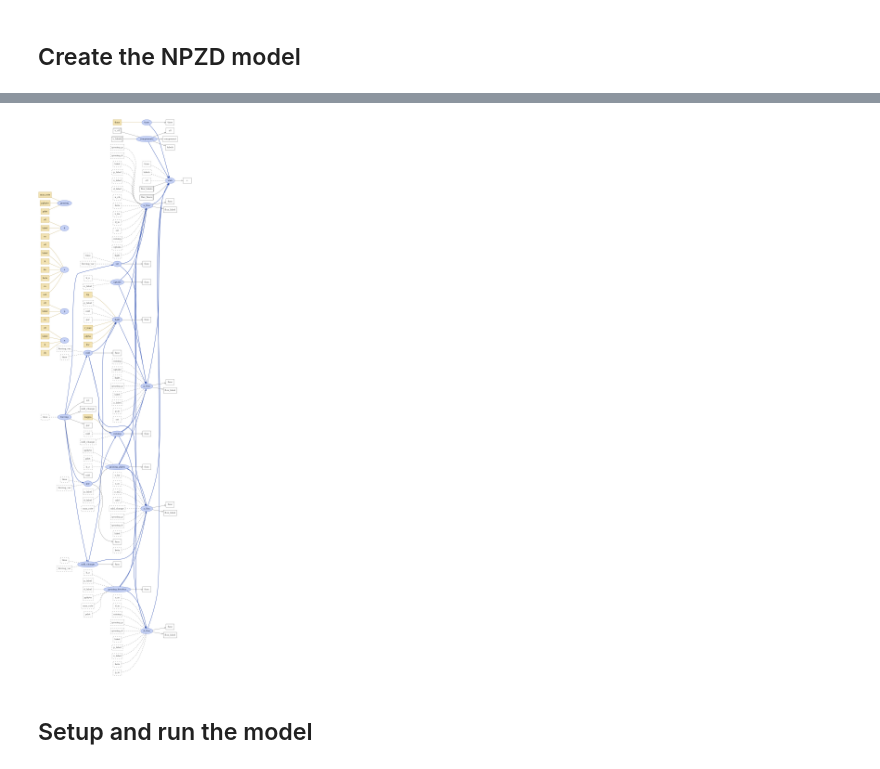
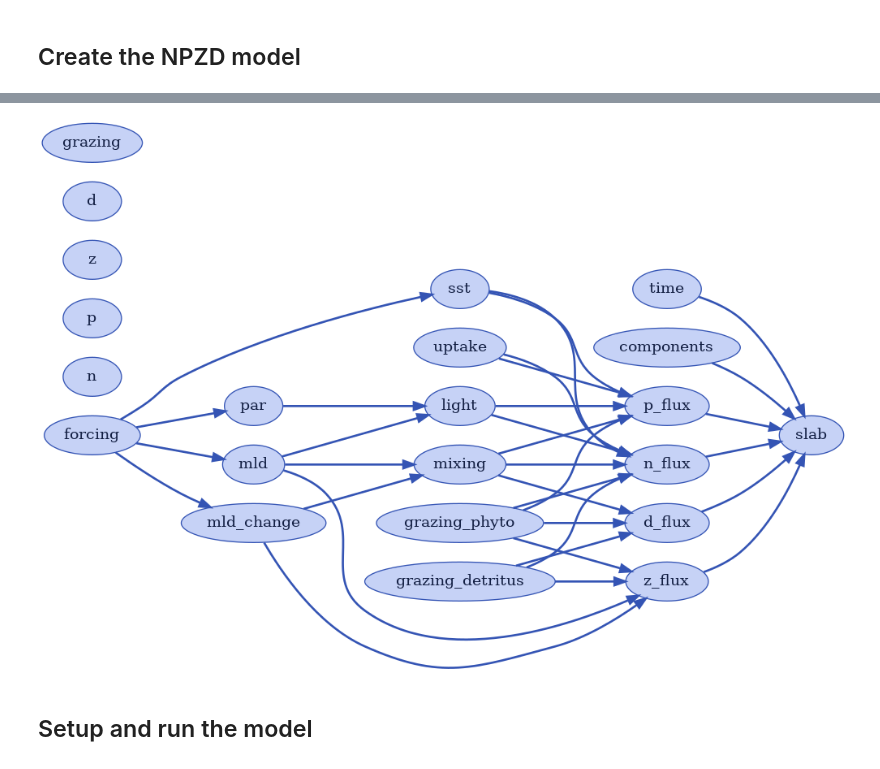
Before and after one commit to ben1post/kaweahcode, a Jupyter notebook: xarray-simlab-experiments/npzd_xsimlab.ipynb, the cells around one changed output, grey strips where cells are left out. Cells and saved outputs as stored; diff of their text form; code cells hidden in the pictures.

```diff
--- a/xarray-simlab-experiments/npzd_xsimlab.ipynb
+++ b/xarray-simlab-experiments/npzd_xsimlab.ipynb
@@ -644,9 +644,9 @@ slab
 # %%
 from graphviz import Digraph
 # %%
-npzd_model.visualize(show_inputs=True, show_variables=True)
+npzd_model.visualize()#show_inputs=True, show_variables=True)
 # %% [output]
-[figure, old version]
+[figure, new version]
 # %% [markdown]
 ## Setup and run the model
 # %%
```
Also changed, not shown: parts of 4 cells of this notebook.
